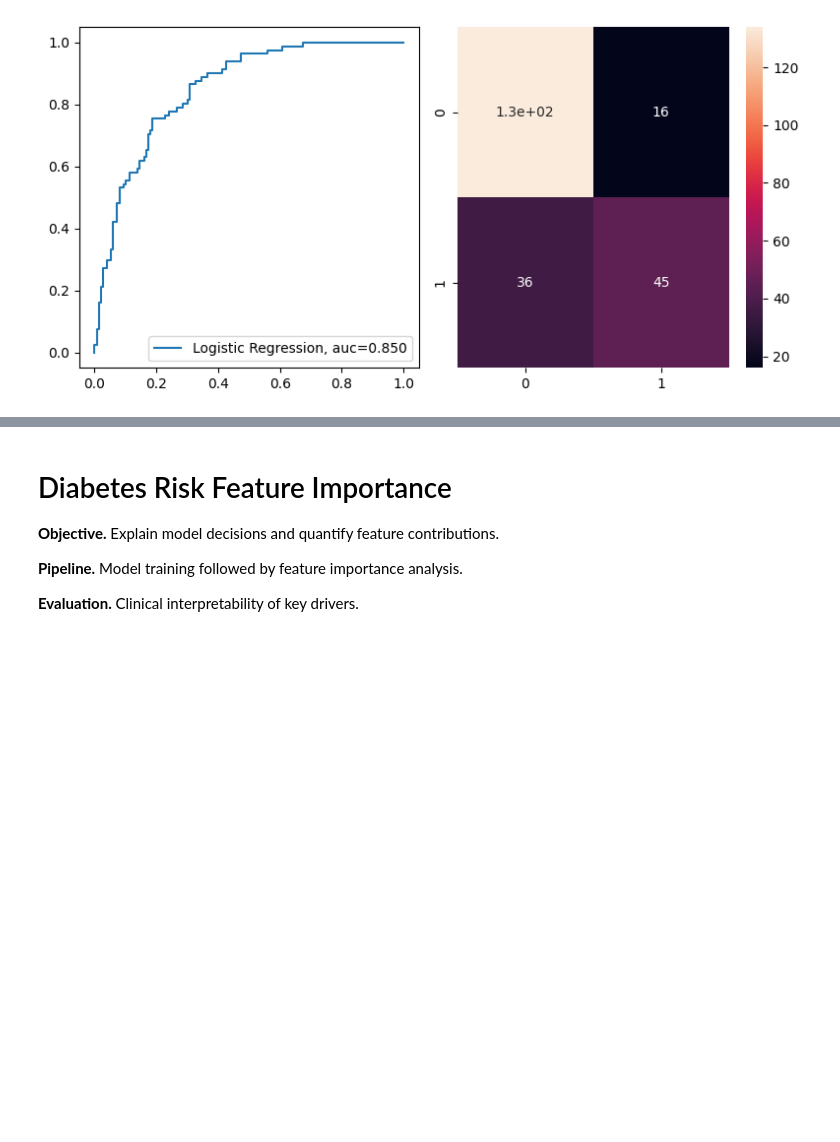
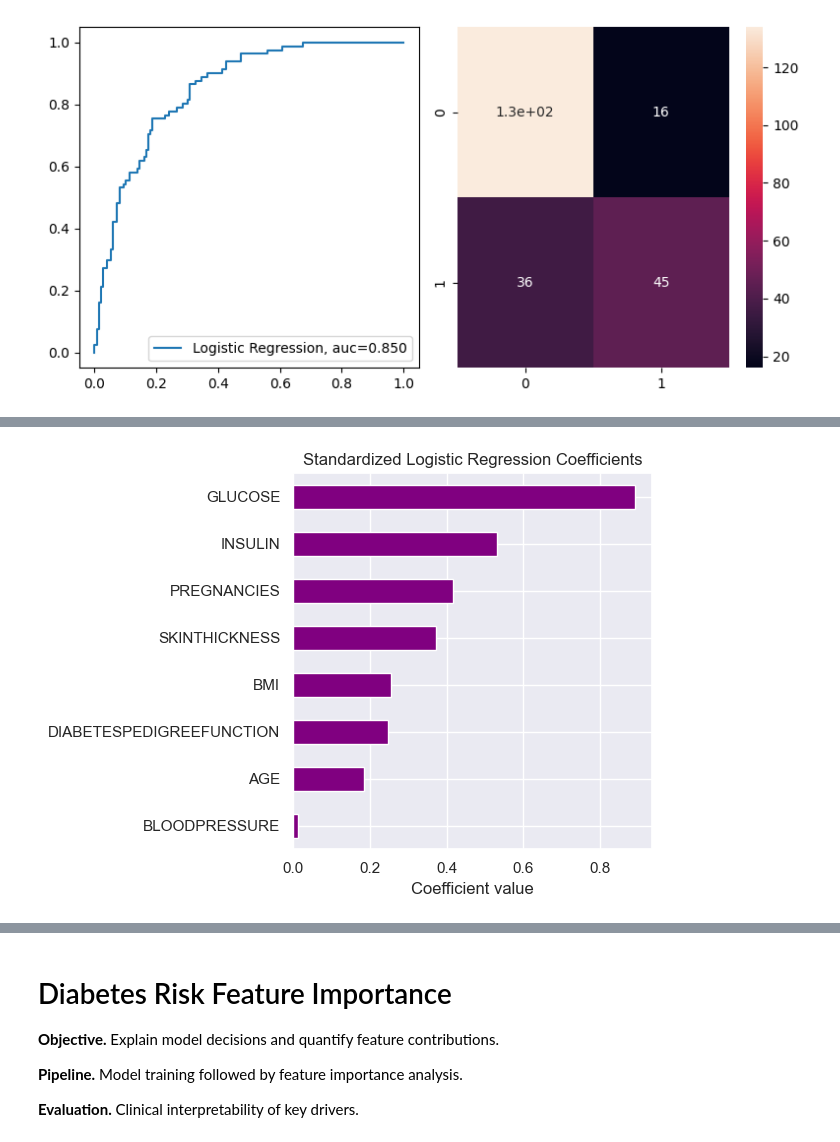
Before and after one commit to GuotongMaa/diabetes-risk-modeling, a Jupyter notebook: notebooks/feature_importance.ipynb, the cells around one changed output, grey strips where cells are left out. Cells and saved outputs as stored; diff of their text form; code cells hidden in the pictures; blank space fills up the shorter version.

```diff
--- a/notebooks/feature_importance.ipynb
+++ b/notebooks/feature_importance.ipynb
@@ -248,12 +252,14 @@ print("f1-score:", f1_score(y_test,y_pred))
 # %%
-#Plot the coefficients
-## Write your code here. Use the attributes of the lr_model like in the previous cell
-#linear_importances = pd.Series(????, index=X_train.columns).sort_values(ascending=True)
+# Plot standardized logistic-regression coefficients
+linear_importances = pd.Series(lr_model.coef_[0], index=X_train.columns).sort_values(ascending=True)
 fig, ax = plt.subplots()
 linear_importances.plot.barh(ax=ax, color='purple')
-ax.set_title("Mean decrease in impurity")
+ax.set_title("Standardized Logistic Regression Coefficients")
+ax.set_xlabel("Coefficient value")
 fig.tight_layout()
 plt.show()
+# %% [output]
+[figure, added]
 # %%
 
 
```
Also changed, not shown: parts of 14 cells of this notebook, 6 other files.
